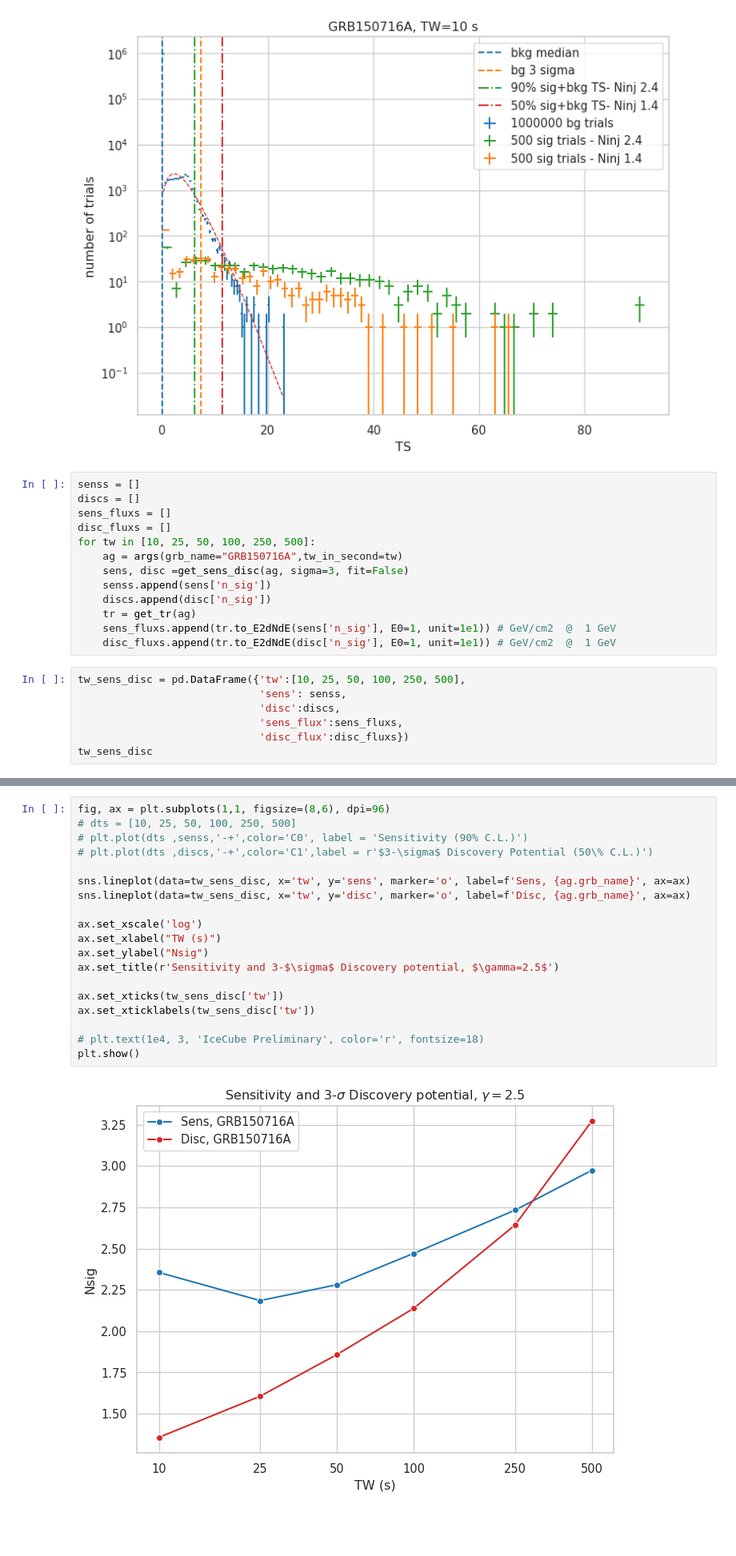
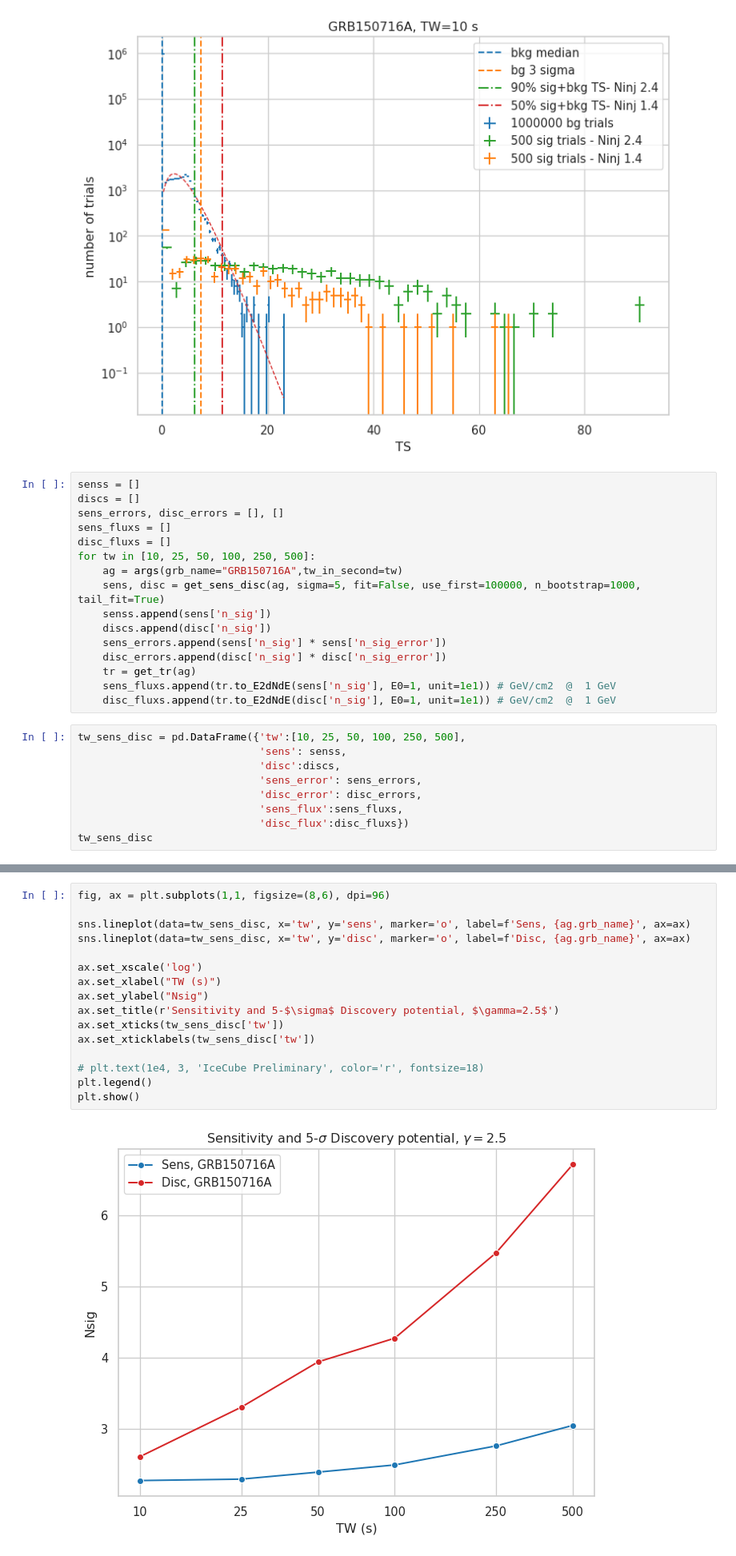
Before and after one commit to ChujieChen/greco_grb, a Jupyter notebook: notebooks/07_sensitivity_discovery_potential_per_source.ipynb, the cells around one changed output, grey strips where cells are left out. Shown at 80% size. Saved outputs shown, nothing was run; the diff lists cells and outputs as text; blank space fills up the shorter version.

```diff
--- a/notebooks/07_sensitivity_discovery_potential_per_source.ipynb
+++ b/notebooks/07_sensitivity_discovery_potential_per_source.ipynb
@@ -807,13 +807,16 @@ plt.tight_layout()
 # %%
 senss = []
 discs = []
+sens_errors, disc_errors = [], []
 sens_fluxs = []
 disc_fluxs = []
 for tw in [10, 25, 50, 100, 250, 500]:
     ag = args(grb_name="GRB150716A",tw_in_second=tw)
-    sens, disc =get_sens_disc(ag, sigma=3, fit=False)
+    sens, disc = get_sens_disc(ag, sigma=5, fit=False, use_first=100000, n_bootstrap=1000, tail_fit=True)
     senss.append(sens['n_sig'])
     discs.append(disc['n_sig'])
+    sens_errors.append(sens['n_sig'] * sens['n_sig_error'])
+    disc_errors.append(disc['n_sig'] * disc['n_sig_error'])
     tr = get_tr(ag)
     sens_fluxs.append(tr.to_E2dNdE(sens['n_sig'], E0=1, unit=1e1)) # GeV/cm2  @  1 GeV
     disc_fluxs.append(tr.to_E2dNdE(disc['n_sig'], E0=1, unit=1e1)) # GeV/cm2  @  1 GeV
@@ -821,6 +824,8 @@ for tw in [10, 25, 50, 100, 250, 500]:
 tw_sens_disc = pd.DataFrame({'tw':[10, 25, 50, 100, 250, 500],
                              'sens': senss,
                              'disc':discs,
+                             'sens_error': sens_errors,
+                             'disc_error': disc_errors,
                              'sens_flux':sens_fluxs,
                              'disc_flux':disc_fluxs})
 tw_sens_disc
@@ -835,21 +840,18 @@ tw_sens_disc
 # %%
 fig, ax = plt.subplots(1,1, figsize=(8,6), dpi=96)
-# dts = [10, 25, 50, 100, 250, 500]
-# plt.plot(dts ,senss,'-+',color='C0', label = 'Sensitivity (90% C.L.)')
-# plt.plot(dts ,discs,'-+',color='C1',label = r'$3-\sigma$ Discovery Potential (50\% C.L.)')
 
 sns.lineplot(data=tw_sens_disc, x='tw', y='sens', marker='o', label=f'Sens, {ag.grb_name}', ax=ax)
 sns.lineplot(data=tw_sens_disc, x='tw', y='disc', marker='o', label=f'Disc, {ag.grb_name}', ax=ax)
 
 ax.set_xscale('log')
 ax.set_xlabel("TW (s)")
 ax.set_ylabel("Nsig")
-ax.set_title(r'Sensitivity and 3-$\sigma$ Discovery potential, $\gamma=2.5$')
-
+ax.set_title(r'Sensitivity and 5-$\sigma$ Discovery potential, $\gamma=2.5$')
 ax.set_xticks(tw_sens_disc['tw'])
 ax.set_xticklabels(tw_sens_disc['tw'])
 
 # plt.text(1e4, 3, 'IceCube Preliminary', color='r', fontsize=18)
+plt.legend()
 plt.show()
 # %% [output]
-[figure, old version]
+[figure, new version]
```
Also changed, not shown: parts of 5 cells of this notebook, 5 other files.
